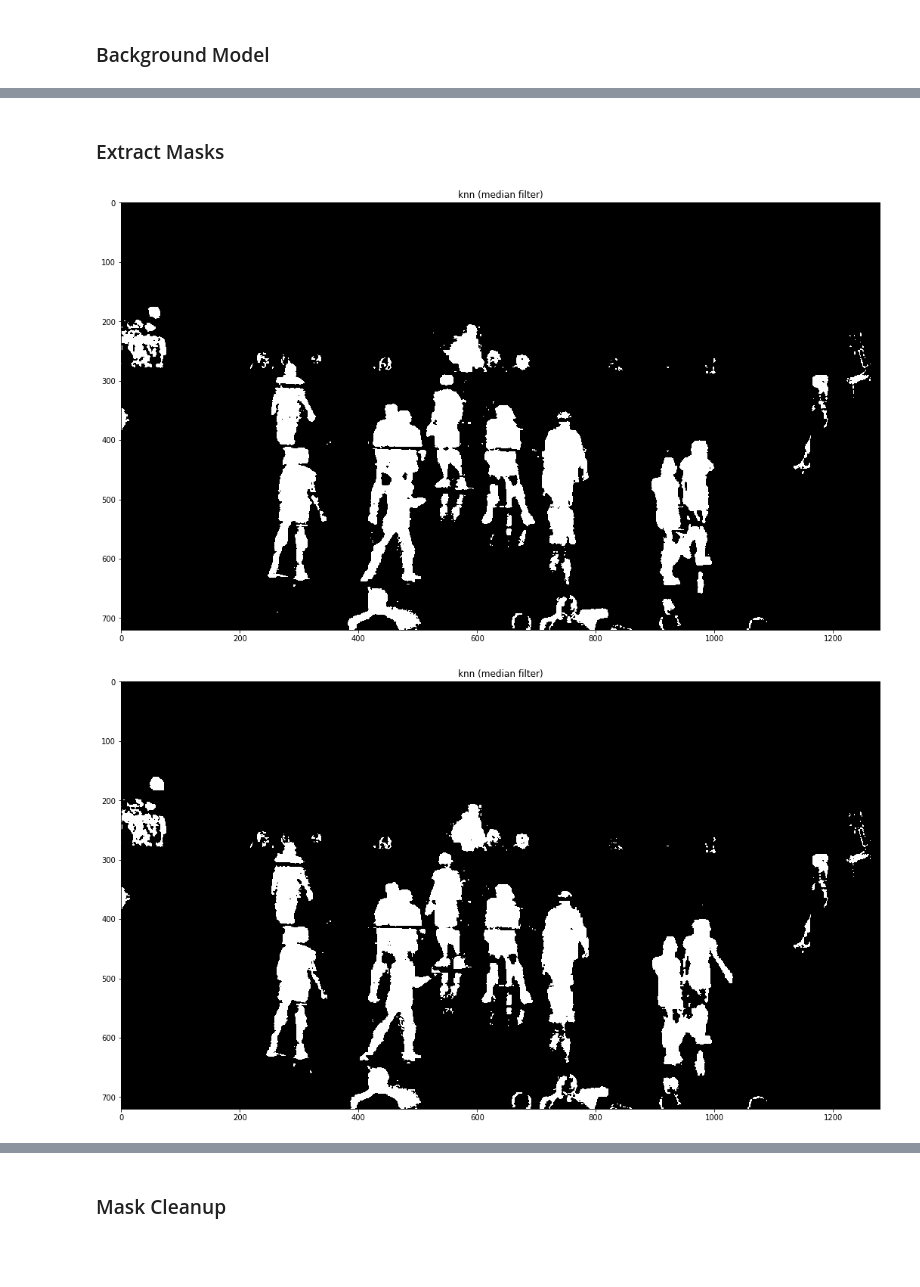
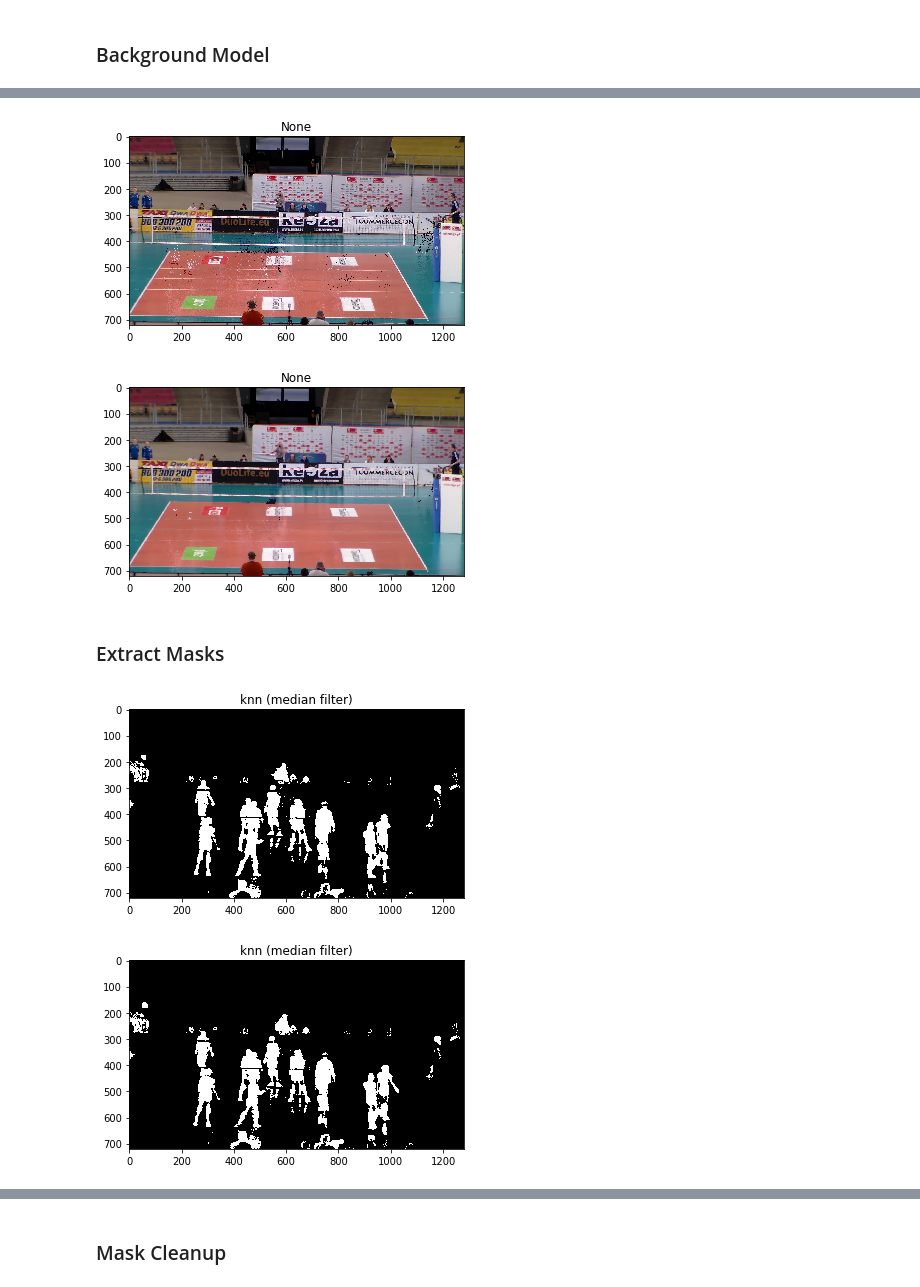
Before and after one commit to bfortuner/computer-vision, a Jupyter notebook: applied/BallTracking.ipynb, the cells around one changed output, grey strips where cells are left out. Drawn from its saved outputs; the diff is of its cells as text; code cells hidden in the pictures; blank space fills up the shorter version.

```diff
--- a/applied/BallTracking.ipynb
+++ b/applied/BallTracking.ipynb
@@ -20,7 +20,7 @@ json_fpath = os.path.join(DATA_DIR, 'volleyball_frame_00665.json')
 img_fpath = os.path.join(DATA_DIR, 'volleyball_frame_00665.png')
 IMG_DIR = os.path.join(DATA_DIR, 'volleyball', 'images_subset')
 metadata_fpath = os.path.join(DATA_DIR, 'volleyball_bbox_labels.csv')
-FIGSIZE = (18,18)
+FIGSIZE = (6,6)
 # %% [markdown]
 ## Helpers
 # %%
@@ -339,17 +348,20 @@ bg_img = segment_knn(metadata['fpath'], knn_subtractor, kernel, plot_mask=True)
 plot_img(bg_img, fs=FIGSIZE)
 median = cv2.medianBlur(bg_img, 5)
 plot_img(median, fs=FIGSIZE)
+# %% [output]
+[figure, added]
+[figure, added]
 # %% [markdown]
 ### Extract Masks
 # %%
 # Binary Mask
 plot_limit = 2
-binary_masks = apply_bg_mask(metadata['fpath'], knn_subtractor, limit=1400, cleanup='median')
+binary_masks = apply_bg_mask(metadata['fpath'], knn_subtractor, limit=1320, cleanup='median')
 for m in binary_masks[:plot_limit]:
     plot_img(m, title='knn (median filter)')
 # %% [output]
-[figure, old version]
+[figure, new version]
-[figure, old version]
+[figure, new version]
 # %%
 # Color Masks
 color_masks = get_masked_imgs(metadata['fpath'], binary_masks)
```
Also changed, not shown: parts of 24 cells of this notebook, 1 other file.
